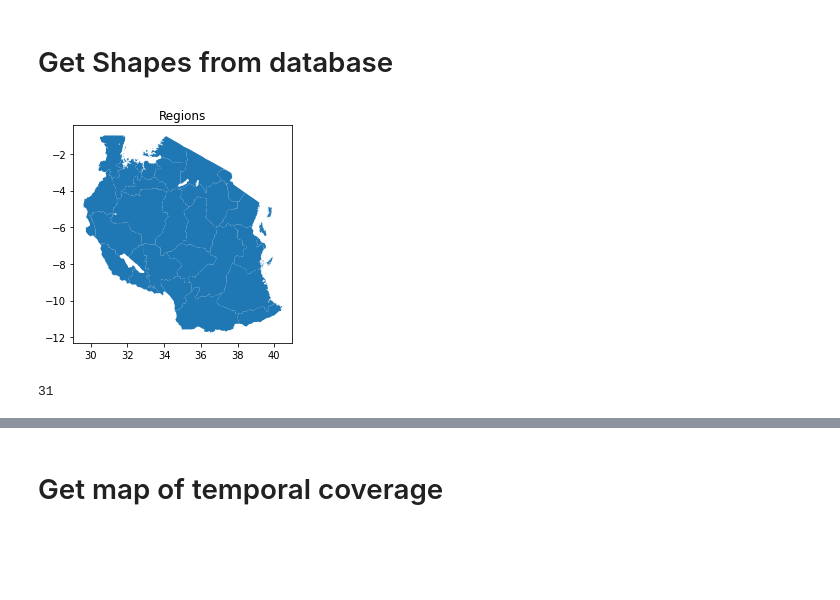
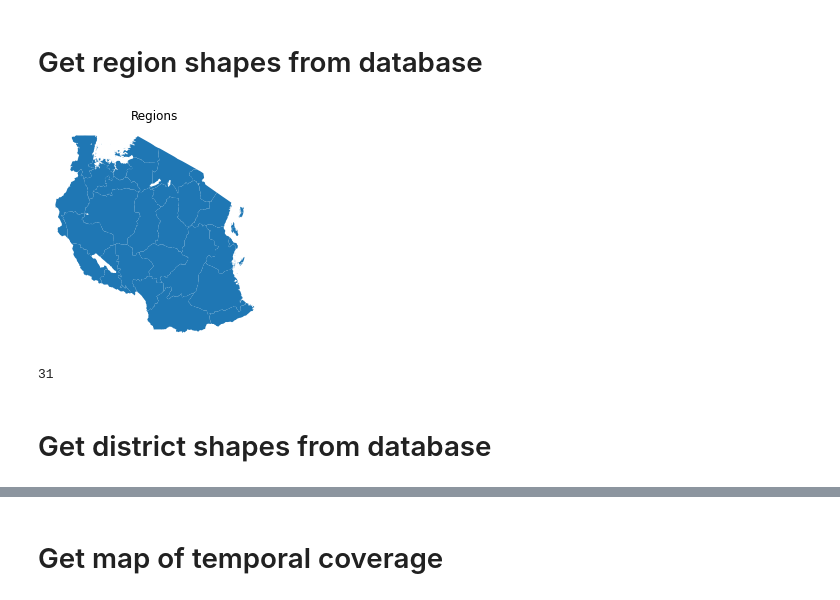
Before and after one commit to MARS-Group-HAW/esida-db, a Jupyter notebook: notebooks/ESIDA DB Data Quality.ipynb, the cells around one changed output, grey strips where cells are left out. Drawn from its saved outputs; the diff is of its cells as text; code cells hidden in the pictures; blank space fills up the shorter version.

```diff
--- a/notebooks/ESIDA DB Data Quality.ipynb
+++ b/notebooks/ESIDA DB Data Quality.ipynb
@@ -19,7 +21,7 @@ auth = None
 HOST = 'https://esida.informatik.haw-hamburg.de'
 auth = HTTPBasicAuth('esida', 'opendata22')
 # %% [markdown]
-# Get Shapes from database
+# Get region shapes from database
 # %%
 # Parameters:
 # - type=region|district (optional)
@@ -41,13 +43,16 @@ regions_Name2Id = dict(zip(regions_gdf.name, regions_gdf.id))
 # %%
 regions_gdf.plot()
 plt.title('Regions')
+plt.axis('off')
 plt.show()
 # %% [output]
-[figure, old version]
+[figure, new version]
 # %%
 len(regions_gdf)
 # %% [output]
 31
+# %% [markdown]
+# Get district shapes from database
 # %%
 # Parameters:
 # - type=region|district (optional)
```
Also changed, not shown: parts of 19 cells of this notebook, 1 other file.
